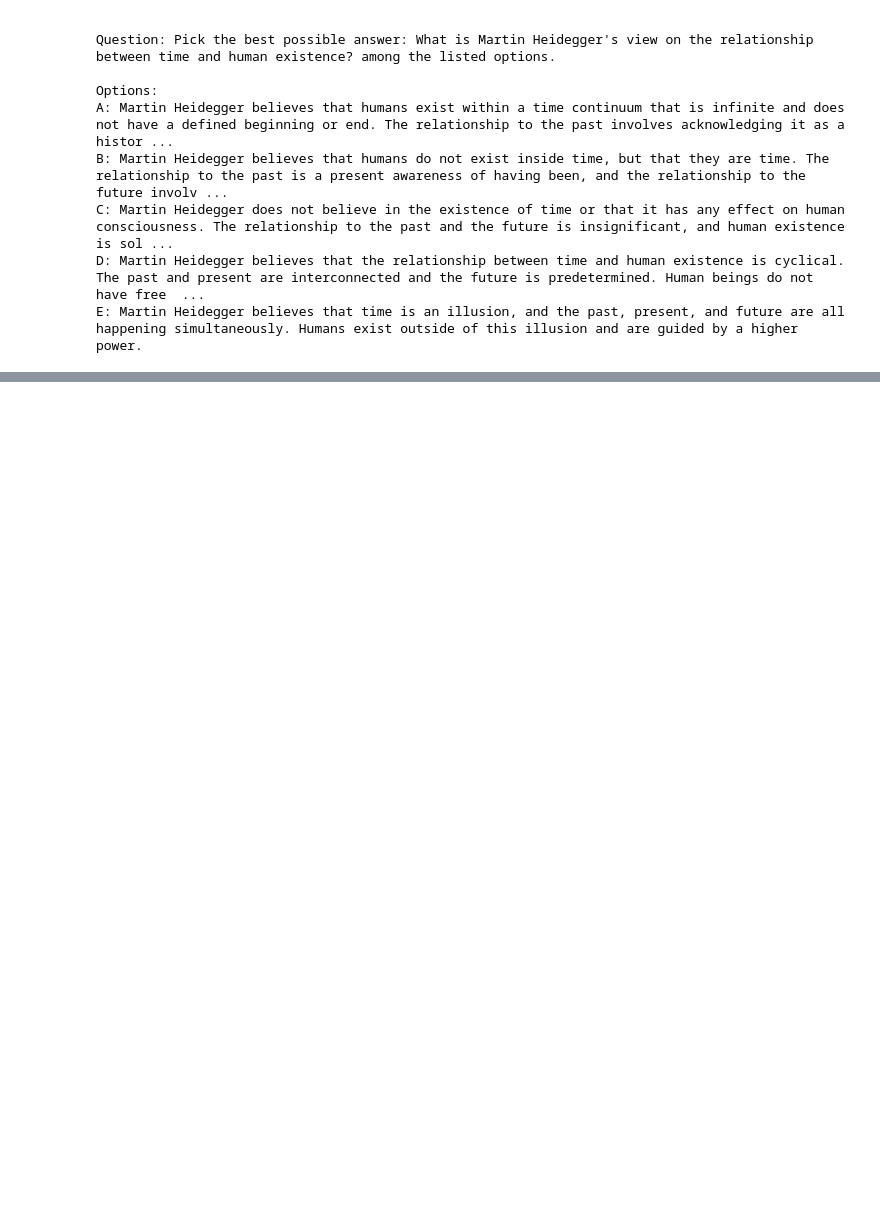
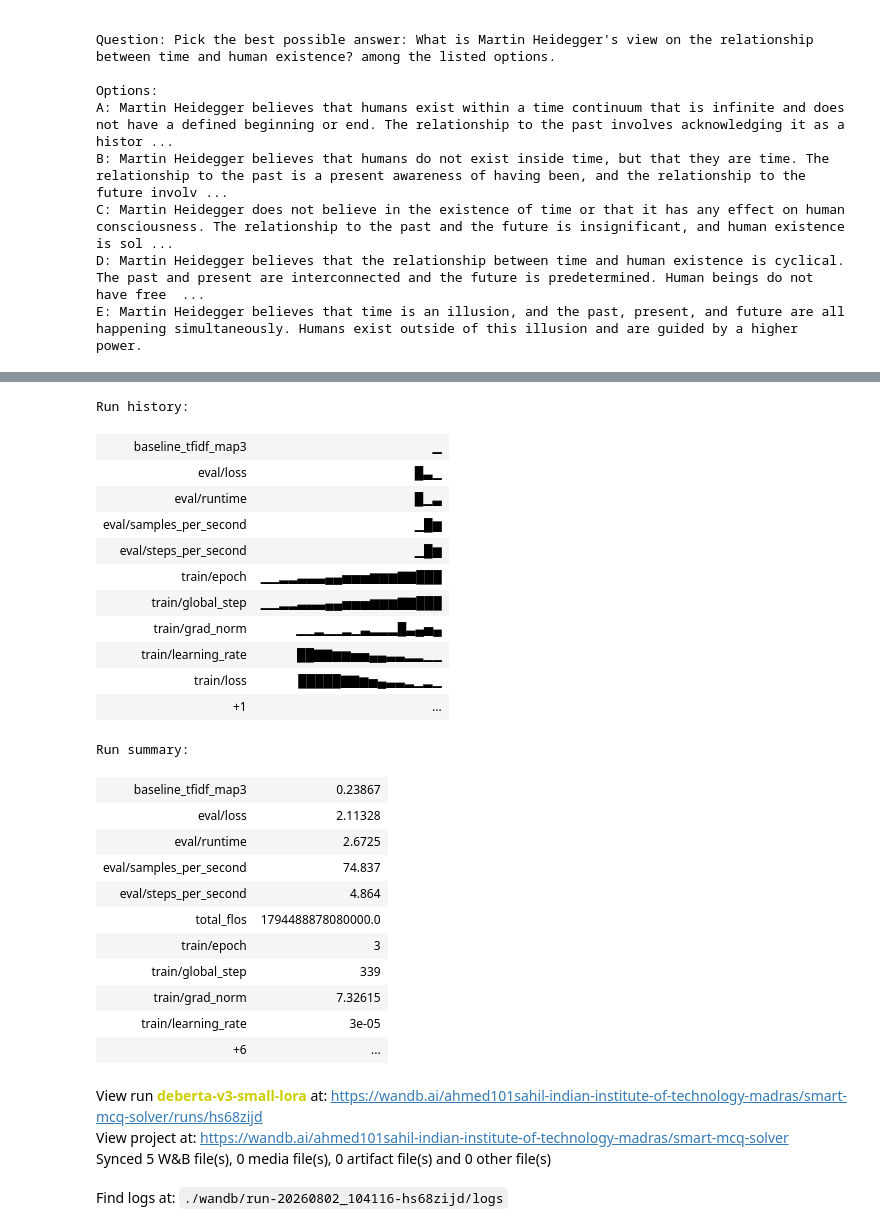
Before and after one commit to 22f2000691/dlgenai-t22026, a Jupyter notebook: DL-22f2000691-notebook-t22026.ipynb, the cells around one changed output, grey strips where cells are left out. Cells and saved outputs as stored; diff of their text form; code cells hidden in the pictures; blank space fills up the shorter version.

```diff
--- a/DL-22f2000691-notebook-t22026.ipynb
+++ b/DL-22f2000691-notebook-t22026.ipynb
@@ -471,0 +673,3 @@ E: Martin Heidegger believes that time is an illusion, and the past, present, an
+# %%
+wandb.finish()
+# %% [output]
@@ -471,0 +677,28 @@ E: Martin Heidegger believes that time is an illusion, and the past, present, an
+Run history:
+| baseline_tfidf_map3 | ▁ |
+| eval/loss | █▃▁ |
+| eval/runtime | █▁▃ |
+| eval/samples_per_second | ▁█▆ |
+| eval/steps_per_second | ▁█▆ |
+| train/epoch | ▁▁▂▂▃▃▃▄▄▅▅▅▆▆▆▇▇███ |
+| train/global_step | ▁▁▂▂▃▃▃▄▄▅▅▅▆▆▆▇▇███ |
+| train/grad_norm | ▁▁▂▁▁▂▁▃▂▂▂█▃▄▅▄ |
+| train/learning_rate | ██▇▇▆▆▅▅▄▄▃▃▂▂▁▁ |
+| train/loss | █████▇▇▆▅▄▃▃▂▁▂▁ |
+| +1 | ... |
+Run summary:
+| baseline_tfidf_map3 | 0.23867 |
+| eval/loss | 2.11328 |
+| eval/runtime | 2.6725 |
+| eval/samples_per_second | 74.837 |
+| eval/steps_per_second | 4.864 |
+| total_flos | 1794488878080000.0 |
+| train/epoch | 3 |
+| train/global_step | 339 |
+| train/grad_norm | 7.32615 |
+| train/learning_rate | 3e-05 |
+| +6 | ... |
+View run deberta-v3-small-lora at: https://wandb.ai/ahmed101sahil-indian-institute-of-technology-madras/smart-mcq-solver/runs/hs68zijd
+View project at: https://wandb.ai/ahmed101sahil-indian-institute-of-technology-madras/smart-mcq-solver
+Synced 5 W&B file(s), 0 media file(s), 0 artifact file(s) and 0 other file(s)
+Find logs at: ./wandb/run-20260802_104116-hs68zijd/logs
```
Also changed, not shown: parts of 11 cells of this notebook.
